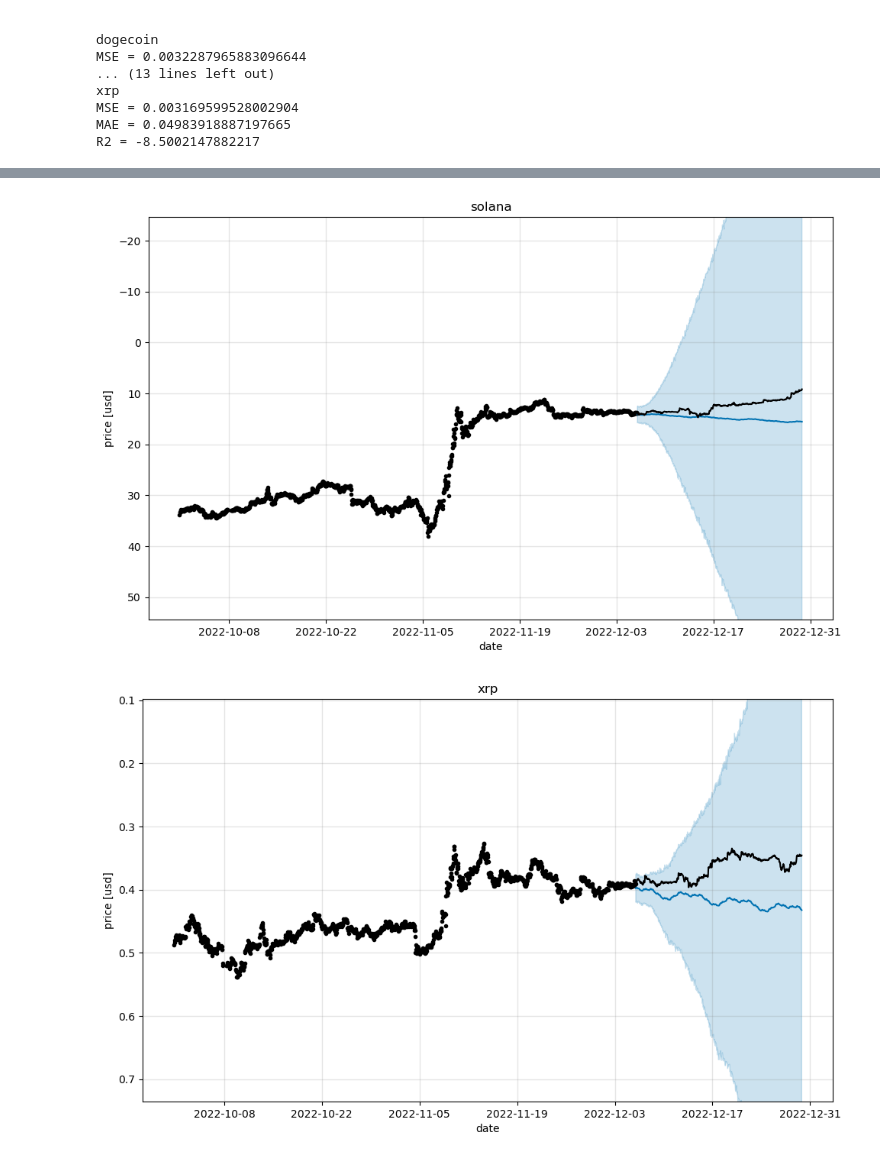
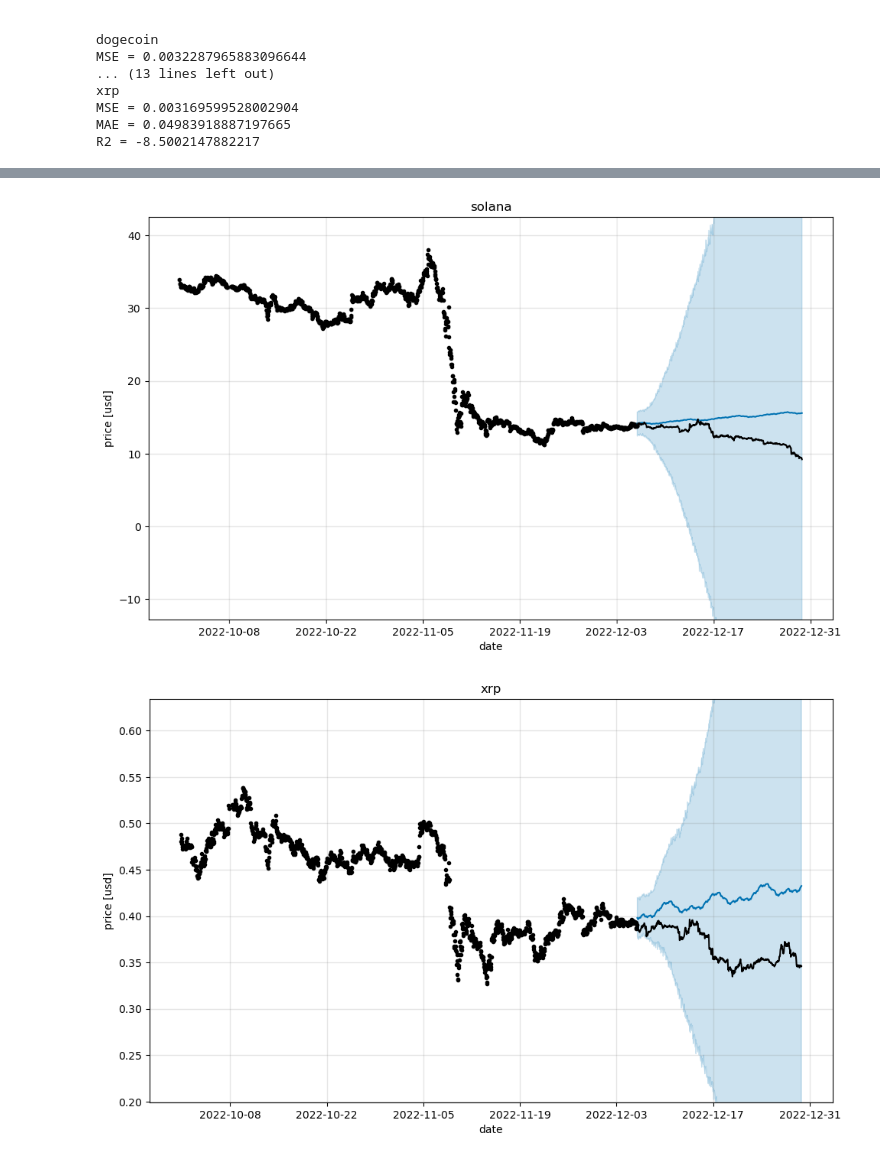
Before and after one commit to marneusz/BigDataAnalytics, a Jupyter notebook: 3_machine_learning/model_tests.ipynb, the cells around one changed output, grey strips where cells are left out. Drawn from its saved outputs; the diff is of its cells as text; code cells hidden in the pictures.

```diff
--- a/3_machine_learning/model_tests.ipynb
+++ b/3_machine_learning/model_tests.ipynb
@@ -75,7 +75,7 @@ for crypto in cryptos:
     plt.ylabel('price [usd]')
 
     avg_y = np.mean(df_c.yhat)
-    diff_y = (np.max(df_c.yhat_upper) - avg_y) / 2
-    plt.ylim((avg_y + diff_y, avg_y - diff_y))
+    diff_y = (np.max(df_c.yhat_upper) - avg_y) / 3
+    plt.ylim((avg_y - diff_y, avg_y + diff_y))
     plt.show()
 # %% [output]
@@ -86,2 +86,2 @@ for crypto in cryptos:
-[figure, old version]
+[figure, new version]
-[figure, old version]
+[figure, new version]
```
Also changed, not shown: parts of 2 cells of this notebook, 6 other files.
